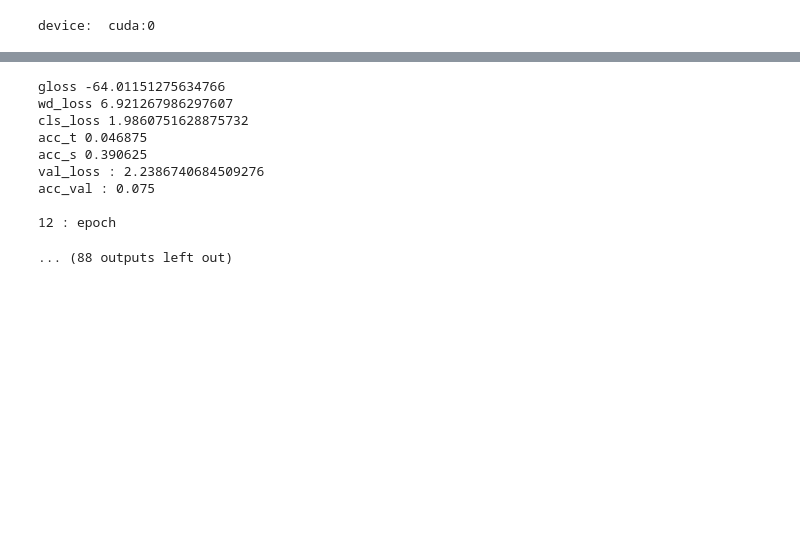
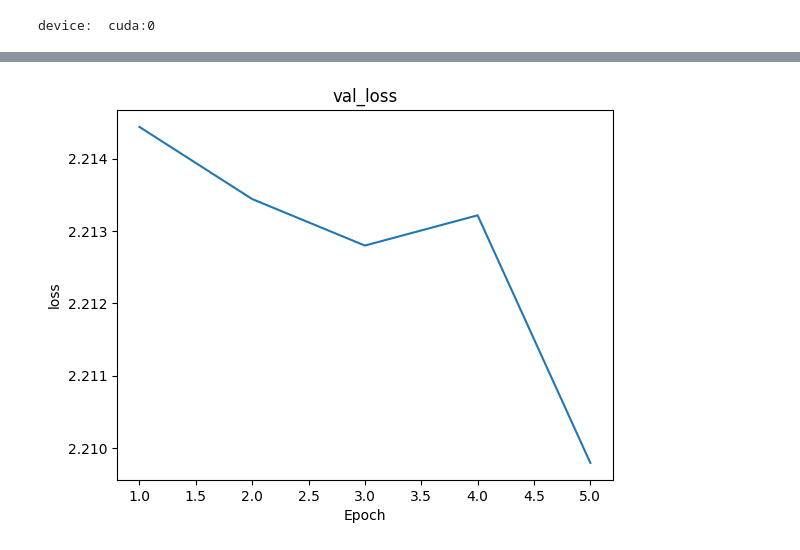
Before and after one commit to Castella99/DRDA_Wasserstein_Loss, a Jupyter notebook: main.ipynb, the cells around one changed output, grey strips where cells are left out. Cells and saved outputs as stored; diff of their text form; code cells hidden in the pictures; blank space fills up the shorter version.

```diff
--- a/main.ipynb
+++ b/main.ipynb
@@ -18,11 +19,21 @@ os.getcwd()
+# %%
+log = open("log.txt", "w")
+print("DRDA_Wasserstein_Loss\n", file=log)
+log.close()
+# %%
+def printsave(*a, end='\n') :
+    print(*a, end=end)
+    log = open("log.txt", "a")
+    print(*a, file=log, end=end)
+    log.close()
 # %%
 # path
 path = r'../data_preprocessed_matlab/'  # 경로는 저장 파일 경로
 file_list = os.listdir(path)
 
-print("data path check")
+printsave("data path check")
 for i in file_list:    # 확인
-    print(i, end=' ')
+    printsave(i, end=' ')
 
 
 for i in tqdm(file_list, desc="read data"):
@@ -107,22 +118,23 @@ device:  cuda:0
 accuracy_s = []
 accuracy_t = []
 accuracy_val = []
+val_loss_list = []
 
 best_loss = 10000000
-limit_epoch = 500
+limit_epoch = 100
 limit_check = 0
 val_loss = 0
-nb_epochs = 1000
+nb_epochs = 5
 lambda_hyper = 10
-mu_hyper = 1
+mu_hyper = 10
 n = 5
-
-log = open('Wasserstein_log.txt', 'w')
 
 torch.autograd.set_detect_anomaly(True)
 
+epochs = 0
+printsave()
 # while parameter converge
-for epoch in tqdm(range(nb_epochs)):
+for epoch in range(nb_epochs):
     temp_accuracy_t = 0
     temp_accuracy_s = 0
     temp_accuracy_val = 0
@@ -131,7 +143,7 @@ for epoch in tqdm(range(nb_epochs)):
     temp_gradloss = 0
     temp_clsloss = 0
 
-    print(epoch+1, ": epoch", file=log)
+    printsave(epoch+1, ": epoch")
 
     temp = 0.0 #batch count
     fe.train()
@@ -204,7 +216,7 @@ for epoch in tqdm(range(nb_epochs)):
         dc_s = dis(feat_s)
         wd_loss = Wasserstein_Loss(dc_s, dc_t)
         cls_loss_source = criterion(pred_s, y_source-1)
-        fe_loss = cls_loss_source + wd_loss
+        fe_loss = cls_loss_source + mu_hyper*wd_loss
         fe_loss.backward()
         optimizer_fe.step()
 
@@ -225,11 +237,11 @@ for epoch in tqdm(range(nb_epochs)):
         temp_accuracy_t += ((torch.argmax(pred_t,1)+1)== y_target).to(torch.float).mean()
         temp_accuracy_s += ((torch.argmax(pred_s,1)+1)== y_source).to(torch.float).mean()
 
-    print("\ngloss", temp_gloss.item()/temp, file=log)
-    print("wd_loss", temp_wdloss.item()/temp, file=log)
-    print("cls_loss", temp_clsloss.item()/temp, file=log)
-    print("acc_t", temp_accuracy_t.item()/temp, file=log)
-    print("acc_s", temp_accuracy_s.item()/temp, file=log)
+    printsave("\ngloss", temp_gloss.item()/temp)
+    printsave("wd_loss", temp_wdloss.item()/temp)
+    printsave("cls_loss", temp_clsloss.item()/temp)
+    printsave("acc_t", temp_accuracy_t.item()/temp)
+    printsave("acc_s", temp_accuracy_s.item()/temp)
 
     accuracy_t.append(temp_accuracy_t/temp)
     accuracy_s.append(temp_accuracy_s/temp)
@@ -248,9 +260,11 @@ for epoch in tqdm(range(nb_epochs)):
         val_loss += loss.item() * x_val.size(0)
         temp += 1
     val_total_loss = val_loss / len(val_dataloader.dataset)
-    print("val_loss :", val_total_loss, file=log)
-    print("acc_val :", temp_accuracy_val.item()/temp, file=log)
+    val_loss_list.append(val_total_loss)
+    printsave("val_loss :", val_total_loss)
+    printsave("acc_val :", temp_accuracy_val.item()/temp)
     accuracy_val.append(temp_accuracy_val.item()/temp)
+    epochs = epochs + 1
     if val_total_loss > best_loss:
         limit_check += 1
         if(limit_check >= limit_epoch):
@@ -258,13 +272,17 @@ for epoch in tqdm(range(nb_epochs)):
     else:
         best_loss = val_total_loss
         limit_check = 0
-    print()
+    printsave()
 
-print("accuracy_t ", sum(accuracy_t)/len(accuracy_t), file=log)
-print("accuracy_s ", sum(accuracy_s)/len(accuracy_s), file=log)
-print("accuracy_val", sum(accuracy_val)/len(accuracy_val), file=log)
-print("best_val_loss ", best_loss, file=log)
+printsave("accuracy_t ", sum(accuracy_t)/len(accuracy_t))
+printsave("accuracy_s ", sum(accuracy_s)/len(accuracy_s))
+printsave("accuracy_val", sum(accuracy_val)/len(accuracy_val))
+printsave("best_val_loss ", best_loss)
 
-log.close()
+plt.title('val_loss')
+plt.plot(np.arange(1, epochs+1, 1), val_loss_list, label='val')
+plt.xlabel('Epoch')
+plt.ylabel('loss')
+plt.savefig('save_val_loss.png')
 # %% [output]
 1 : epoch
@@ -361,10 +305 @@ acc_val : 0.071875
-gloss -64.01151275634766
-wd_loss 6.921267986297607
-cls_loss 1.9860751628875732
-acc_t 0.046875
-acc_s 0.390625
-val_loss : 2.2386740684509276
-acc_val : 0.075
-
-12 : epoch
-... (88 outputs left out)
+[figure, added]
```
Also changed, not shown: parts of 5 cells of this notebook, 3 other files.
